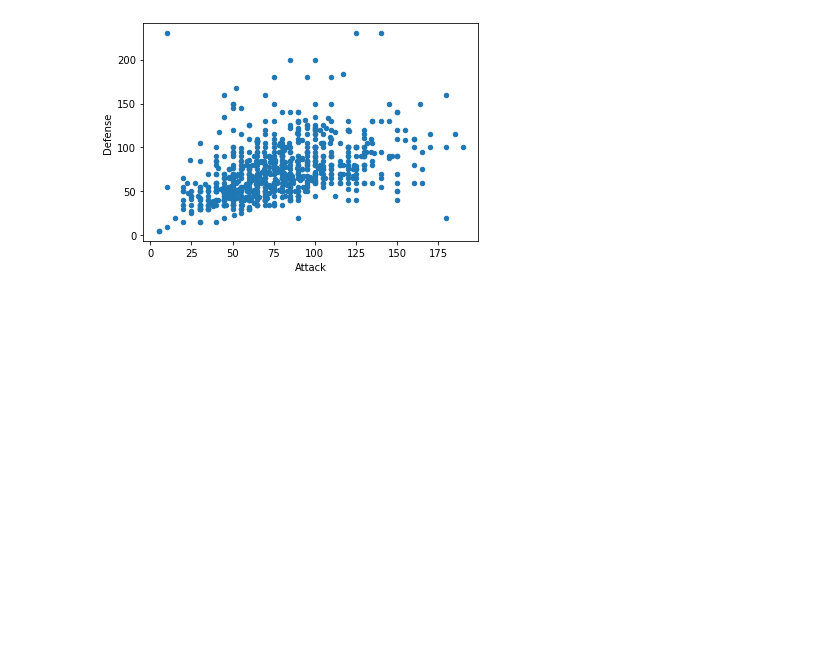
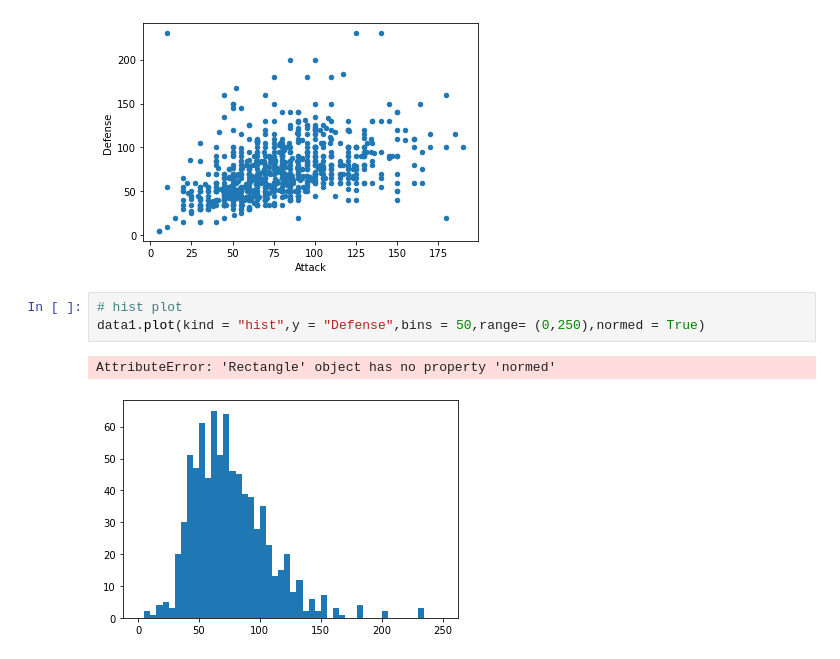
Before and after one commit to nortonlyr/MachineLearningExercises, a Jupyter notebook: Data_Science/Data ScienceTutorial for Beginners.ipynb, the cells around one changed output. Drawn from its saved outputs; the diff is of its cells as text; blank space fills up the shorter version.

```diff
--- a/Data_Science/Data ScienceTutorial for Beginners.ipynb
+++ b/Data_Science/Data ScienceTutorial for Beginners.ipynb
@@ -780,3 +780,9 @@ data1.plot(kind = "scatter",x="Attack",y = "Defense")
 plt.show()
 # %% [output]
 [figure]
+# %%
+# hist plot
+data1.plot(kind = "hist",y = "Defense",bins = 50,range= (0,250),normed = True)
+# %% [output]
+AttributeError: 'Rectangle' object has no property 'normed'
+[figure, added]
```
